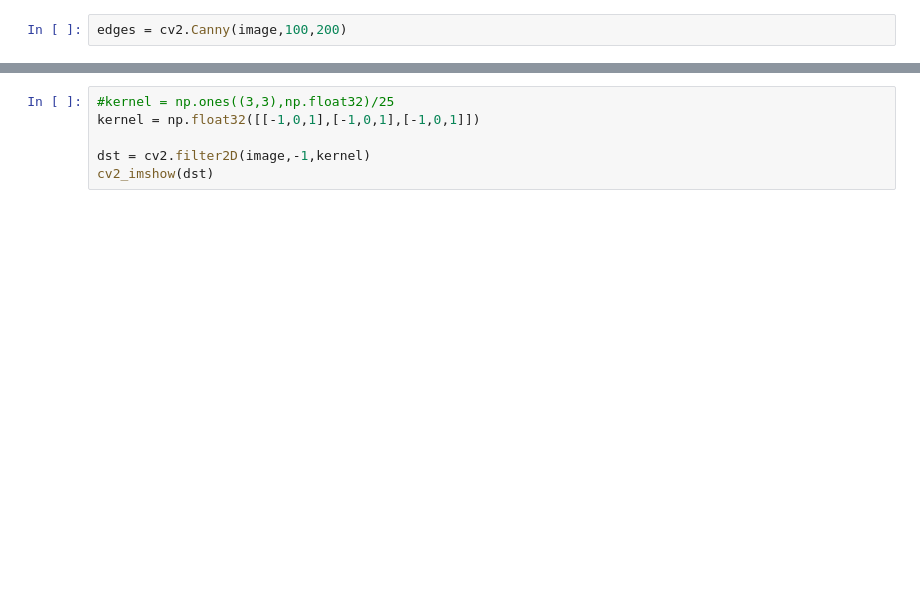
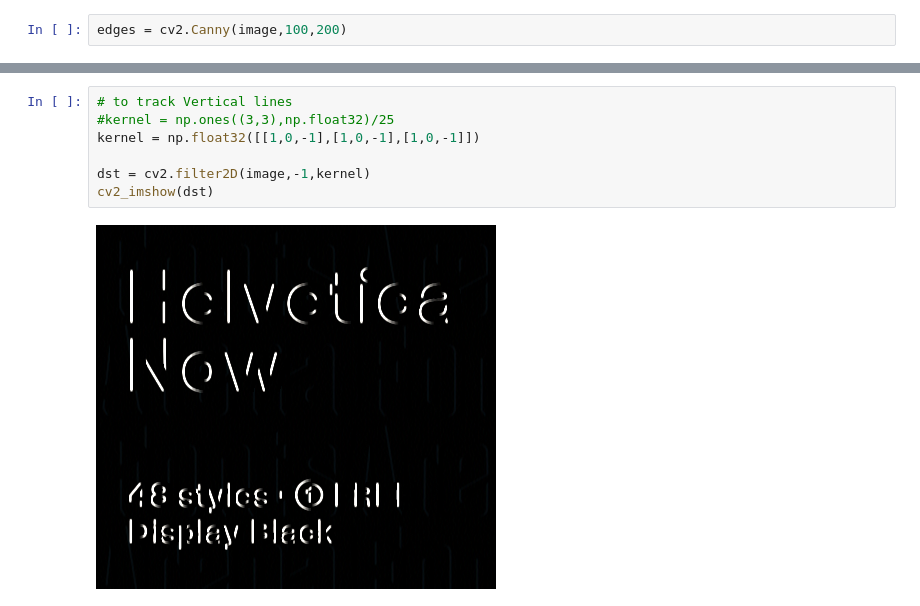
Before and after one commit to nandwanatarun/EVA-DeepLearning, a Jupyter notebook: Assignment_1.ipynb, the cells around one changed output, grey strips where cells are left out. Saved outputs shown, nothing was run; the diff lists cells and outputs as text; blank space fills up the shorter version.

```diff
--- a/Assignment_1.ipynb
+++ b/Assignment_1.ipynb
@@ -29,6 +42,9 @@ cv2_imshow(edges)
 # %%
+# to track Vertical lines
 #kernel = np.ones((3,3),np.float32)/25
-kernel = np.float32([[-1,0,1],[-1,0,1],[-1,0,1]])
+kernel = np.float32([[1,0,-1],[1,0,-1],[1,0,-1]])
 
 dst = cv2.filter2D(image,-1,kernel)
 cv2_imshow(dst)
+# %% [output]
+[figure, added]
```
Also changed, not shown: parts of 5 cells of this notebook.
